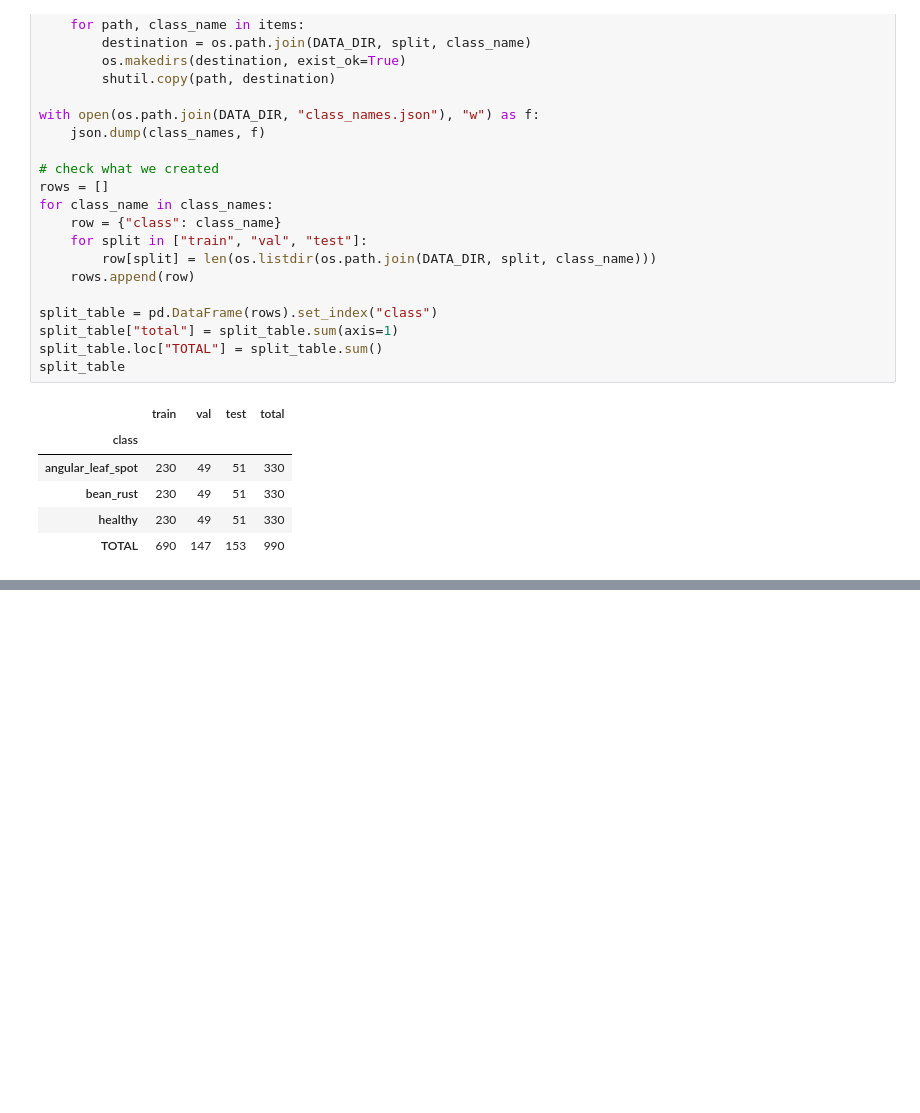
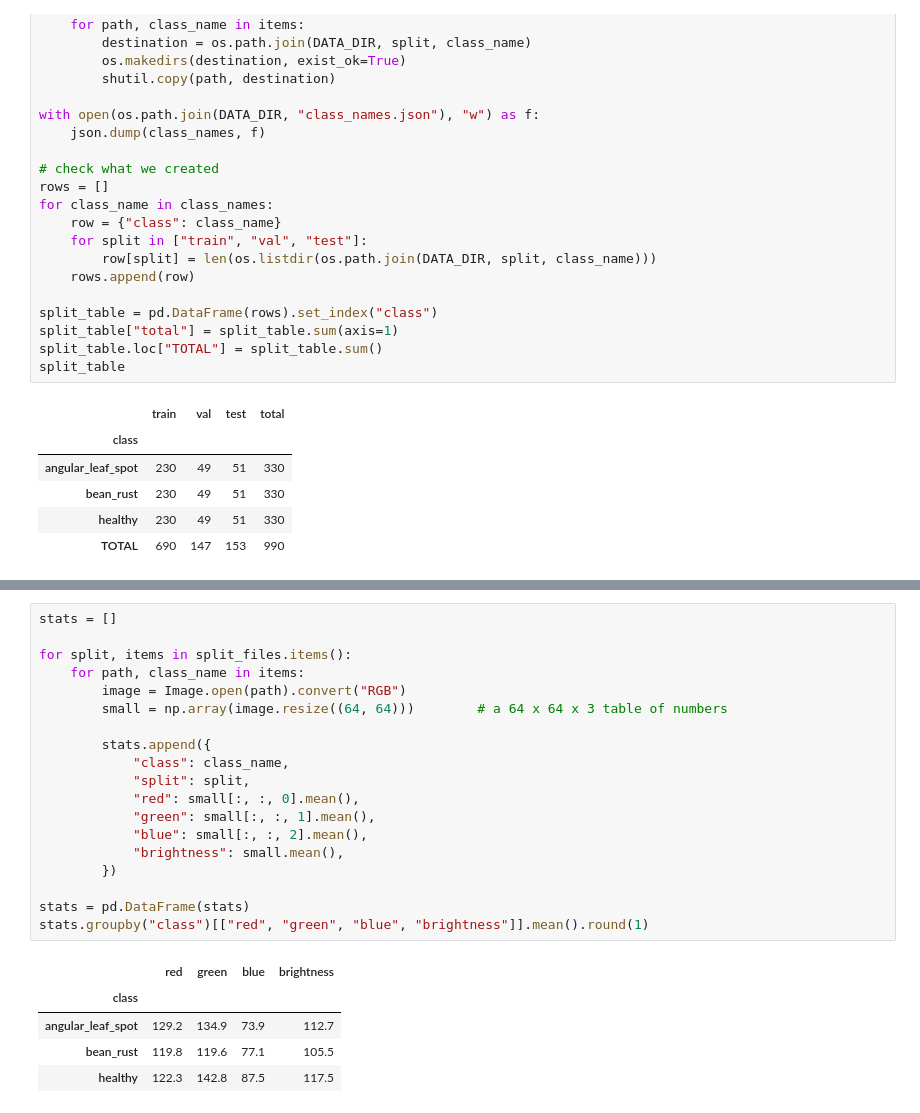
Before and after one commit to Jonathan2055/BeanGuardAI, a Jupyter notebook: notebook/bean_guard_notebook.ipynb, the cells around one changed output, grey strips where cells are left out. Saved outputs shown, nothing was run; the diff lists cells and outputs as text; blank space fills up the shorter version.

```diff
--- a/notebook/bean_guard_notebook.ipynb
+++ b/notebook/bean_guard_notebook.ipynb
@@ -275,0 +297,25 @@ split_table
+# %%
+stats = []
+
+for split, items in split_files.items():
+    for path, class_name in items:
+        image = Image.open(path).convert("RGB")
+        small = np.array(image.resize((64, 64)))        # a 64 x 64 x 3 table of numbers
+
+        stats.append({
+            "class": class_name,
+            "split": split,
+            "red": small[:, :, 0].mean(),
+            "green": small[:, :, 1].mean(),
+            "blue": small[:, :, 2].mean(),
+            "brightness": small.mean(),
+        })
+
+stats = pd.DataFrame(stats)
+stats.groupby("class")[["red", "green", "blue", "brightness"]].mean().round(1)
+# %% [output]
+|  | red | green | blue | brightness |
+| class |  |  |  |  |
+| angular_leaf_spot | 129.2 | 134.9 | 73.9 | 112.7 |
+| bean_rust | 119.8 | 119.6 | 77.1 | 105.5 |
+| healthy | 122.3 | 142.8 | 87.5 | 117.5 |
```
Also changed, not shown: parts of 10 cells of this notebook.
